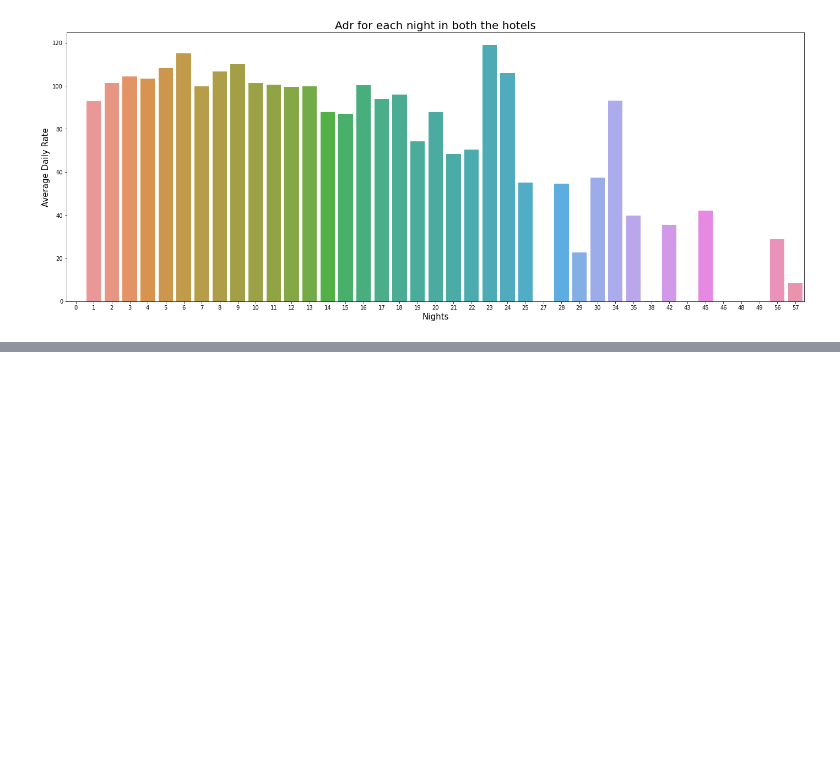
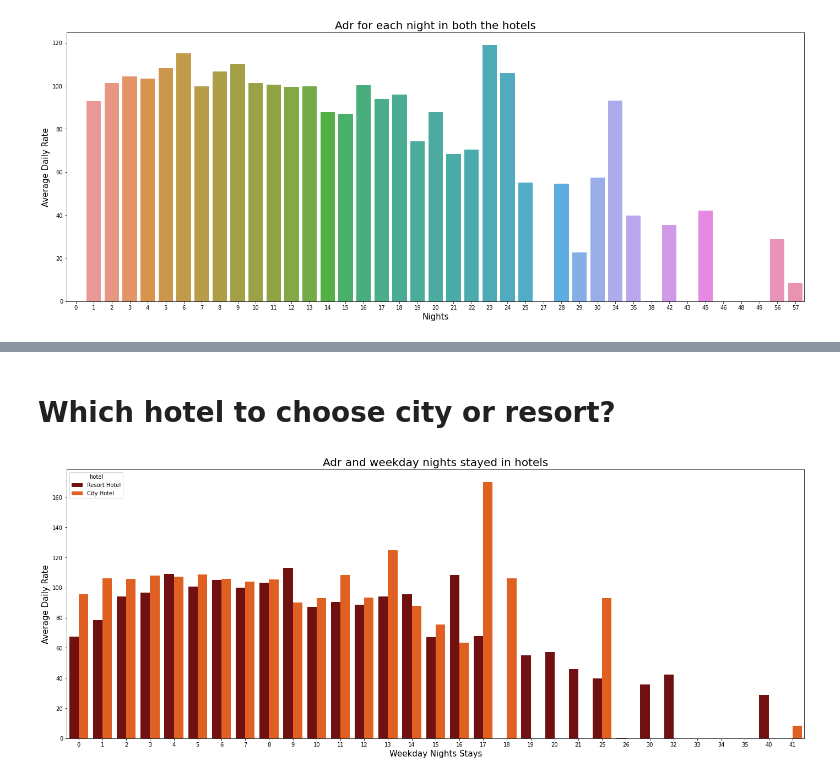
Before and after one commit to LuvMutreja/Hotel-booking-analysis, a Jupyter notebook: Hotel_Booking_Analysis_Capstone_Project.ipynb, the cells around one changed output, grey strips where cells are left out. Cells and saved outputs as stored; diff of their text form; code cells hidden in the pictures; blank space fills up the shorter version.

```diff
--- a/Hotel_Booking_Analysis_Capstone_Project.ipynb
+++ b/Hotel_Booking_Analysis_Capstone_Project.ipynb
@@ -411,0 +419,11 @@ sns.lineplot(x=hoteldf['stays_in_weekend_nights']+hoteldf['stays_in_week_nights'
+# %% [markdown]
+# **Which hotel to choose city or resort?**
+# %%
+plt.figure(figsize=(24,9))
+sns.barplot(x='stays_in_week_nights',y='adr',data=hoteldf,hue='hotel',ci=0.01,palette='gist_heat')
+plt.xlabel('Weekday Nights Stays',fontsize=15)
+plt.ylabel('Average Daily Rate',fontsize=15)
+plt.title('Adr and weekday nights stayed in hotels',fontsize=20)
+plt.show()
+# %% [output]
+[figure, added]
```
Also changed, not shown: parts of 23 cells of this notebook.
